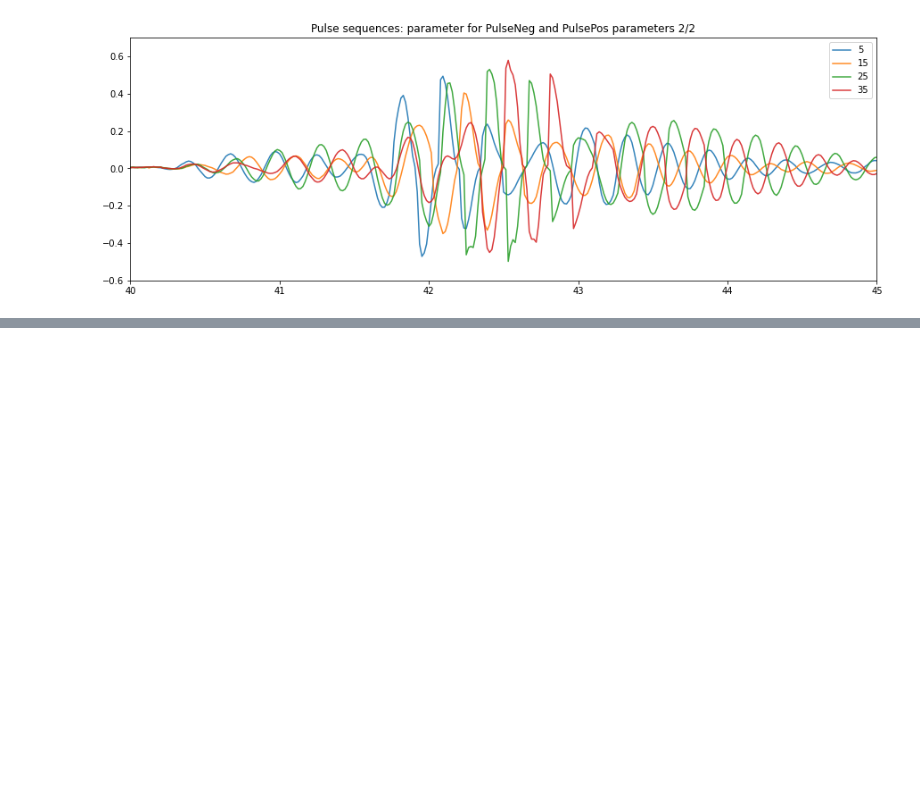
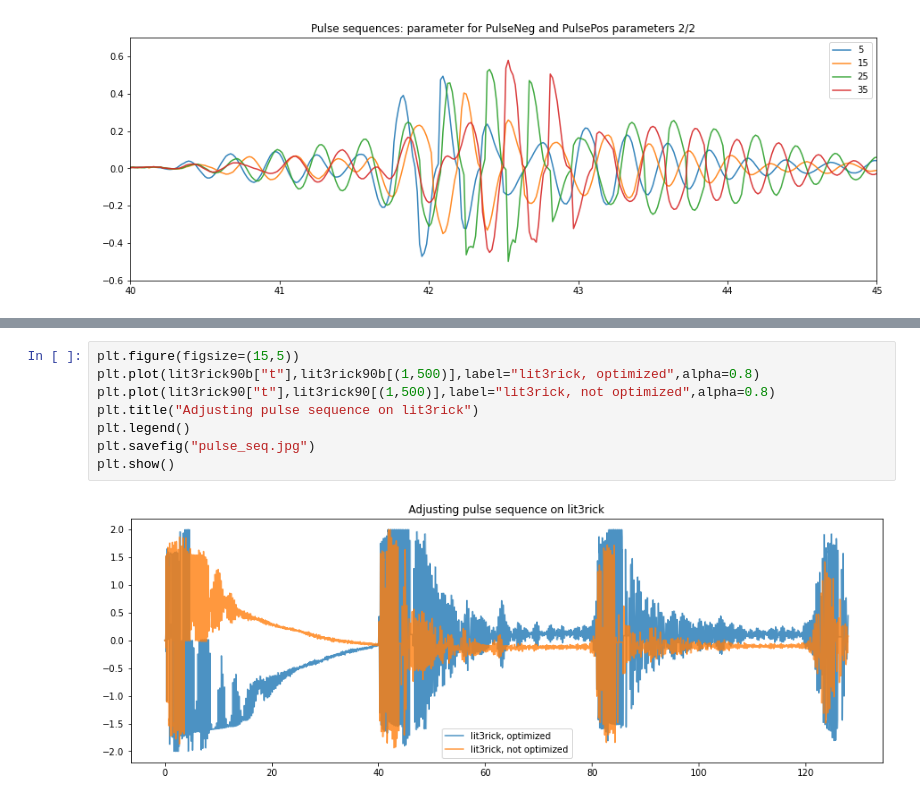
Before and after one commit to kelu124/lit3rick, a Jupyter notebook: sample_acqs/0.CompareAcqs.ipynb, the cells around one changed output, grey strips where cells are left out. Drawn from its saved outputs; the diff is of its cells as text; blank space fills up the shorter version.

```diff
--- a/sample_acqs/0.CompareAcqs.ipynb
+++ b/sample_acqs/0.CompareAcqs.ipynb
@@ -169,0 +197,10 @@ imageio.mimsave('./pulse_width.gif', [plotLine(i) for i in WIDz], fps=1);
+# %%
+plt.figure(figsize=(15,5))
+plt.plot(lit3rick90b["t"],lit3rick90b[(1,500)],label="lit3rick, optimized",alpha=0.8)
+plt.plot(lit3rick90["t"],lit3rick90[(1,500)],label="lit3rick, not optimized",alpha=0.8)
+plt.title("Adjusting pulse sequence on lit3rick")
+plt.legend()
+plt.savefig("pulse_seq.jpg")
+plt.show()
+# %% [output]
+[figure, added]
```
Also changed, not shown: parts of 6 cells of this notebook, 7 other files.
